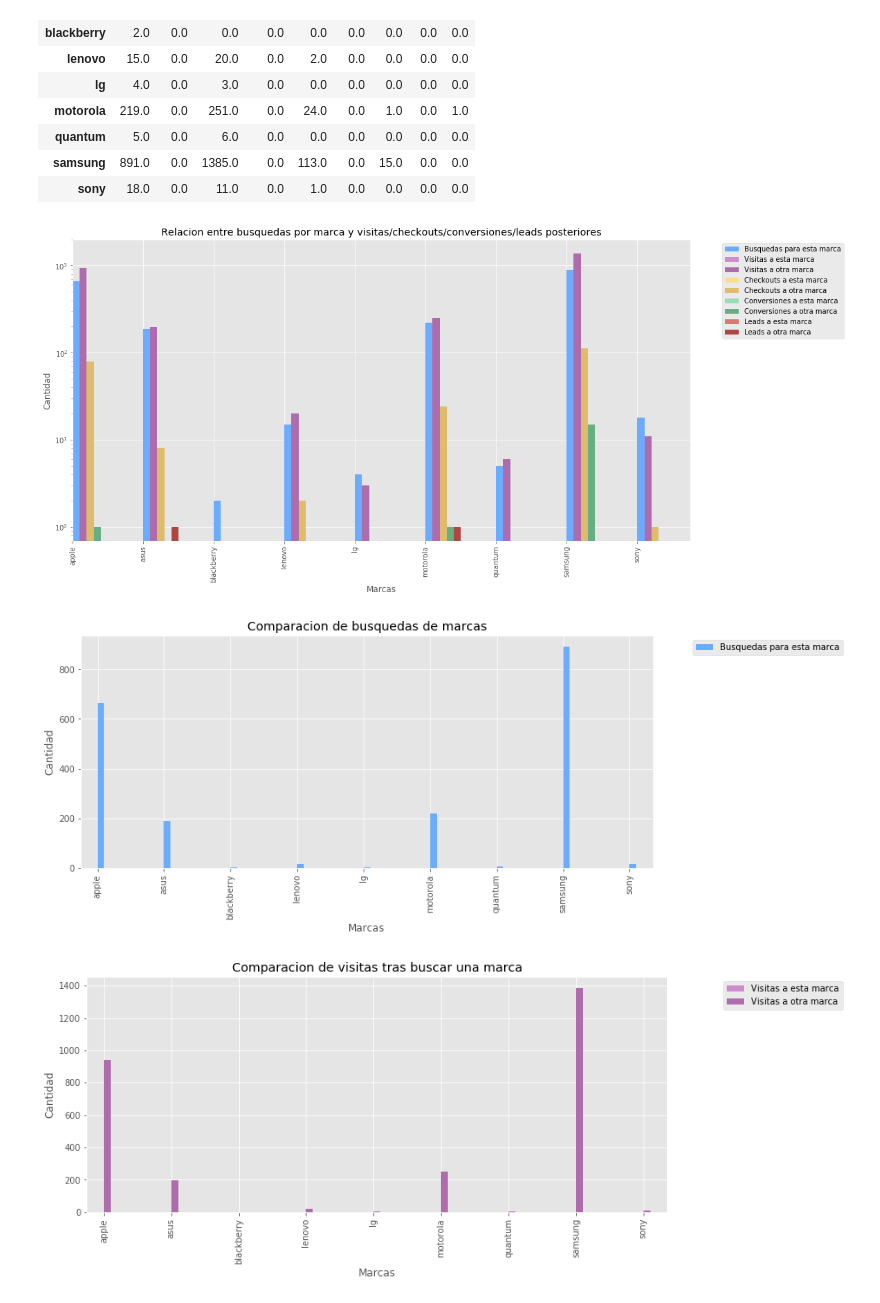
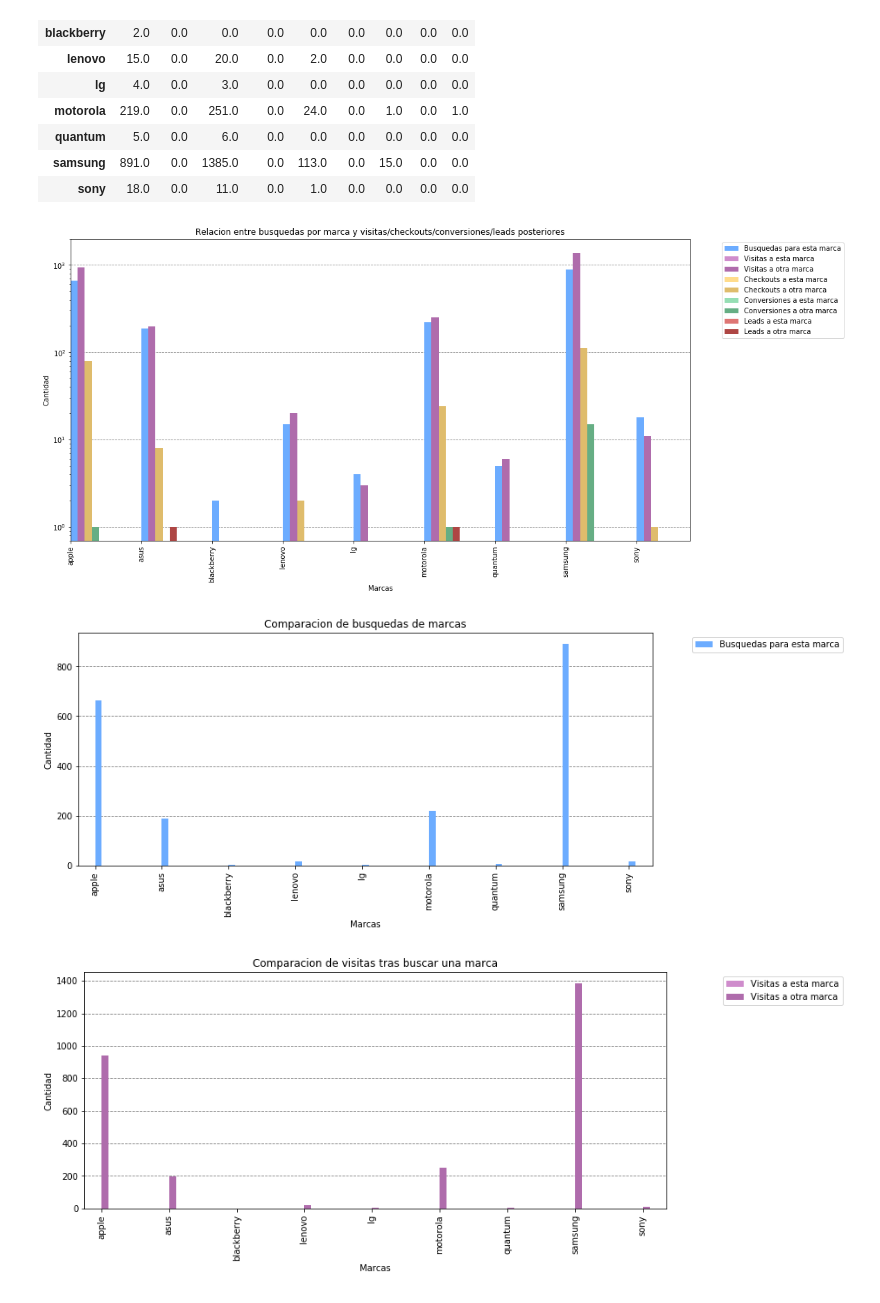
Before and after one commit to MartinCohen98/OrganizacionDeDatosTP1, a Jupyter notebook: analisis_por_terminos_de_busqueda.ipynb, the cells around one changed output. Cells and saved outputs as stored; diff of their text form; code cells hidden in the pictures.

```diff
--- a/analisis_por_terminos_de_busqueda.ipynb
+++ b/analisis_por_terminos_de_busqueda.ipynb
@@ -386,6 +398,8 @@ df3.loc[:,[vam, vao]].plot.bar(stacked=True, color=colores_visitas, width=0.1, p
 df3.loc[:,[coam, coao]].plot.bar(stacked=True, color=colores_cheackouts, width=0.1, position=-2, ax=ax)
 df3.loc[:,[cam, cao]].plot.bar(stacked=True, color=colores_conversion, width=0.1, position=-3, ax=ax)
 df3.loc[:,[lam, lao]].plot.bar(stacked=True, color=colores_lead, width=0.1, position=-4, ax=ax)
+ax.set_axisbelow(True)
+ax.yaxis.grid(color='gray', linestyle='dashed')
 plt.xlabel("Marcas")
 plt.ylabel("Cantidad")
 plt.yscale('log')
@@ -395,10 +409,12 @@ plt.legend(loc=9, bbox_to_anchor=(1.15, 1.0))
 plt.title("Relacion entre busquedas por marca y visitas/checkouts/conversiones/leads posteriores")
 plt.show()
 # %% [output]
-[figure, old version]
+[figure, new version]
 # %%
 fig, ax = plt.subplots()
 df3.loc[:,[vcm]].plot.bar(stacked=True, color='#6cacff', width=0.1, position=0, ax=ax)
+ax.set_axisbelow(True)
+ax.yaxis.grid(color='gray', linestyle='dashed')
 plt.xlabel("Marcas")
 plt.ylabel("Cantidad")
 plt.yscale('linear')
@@ -408,20 +424,22 @@ plt.legend(loc=9, bbox_to_anchor=(1.2, 1.0))
 plt.title("Comparacion de busquedas de marcas")
 plt.show()
 # %% [output]
-[figure, old version]
+[figure, new version]
 # %%
 fig, ax = plt.subplots()
 df3.loc[:,[vam, vao]].plot.bar(stacked=True, color=colores_visitas, width=0.1, position=0, ax=ax)
+ax.set_axisbelow(True)
+ax.yaxis.grid(color='gray', linestyle='dashed')
 plt.xlabel("Marcas")
 plt.ylabel("Cantidad")
 plt.yscale('linear')
 fig = plt.gcf()
 fig.set_size_inches(12.0, 5.0)
 plt.legend(loc=9, bbox_to_anchor=(1.2, 1.0))
 plt.title("Comparacion de visitas tras buscar una marca")
 plt.show()
 # %% [output]
-[figure, old version]
+[figure, new version]
 # %%
 fig, ax = plt.subplots()
 df3.loc[:,[coam, coao]].plot.bar(stacked=True, color=colores_cheackouts, width=0.1, position=0, ax=ax)
```
Also changed, not shown: parts of 11 cells of this notebook.
